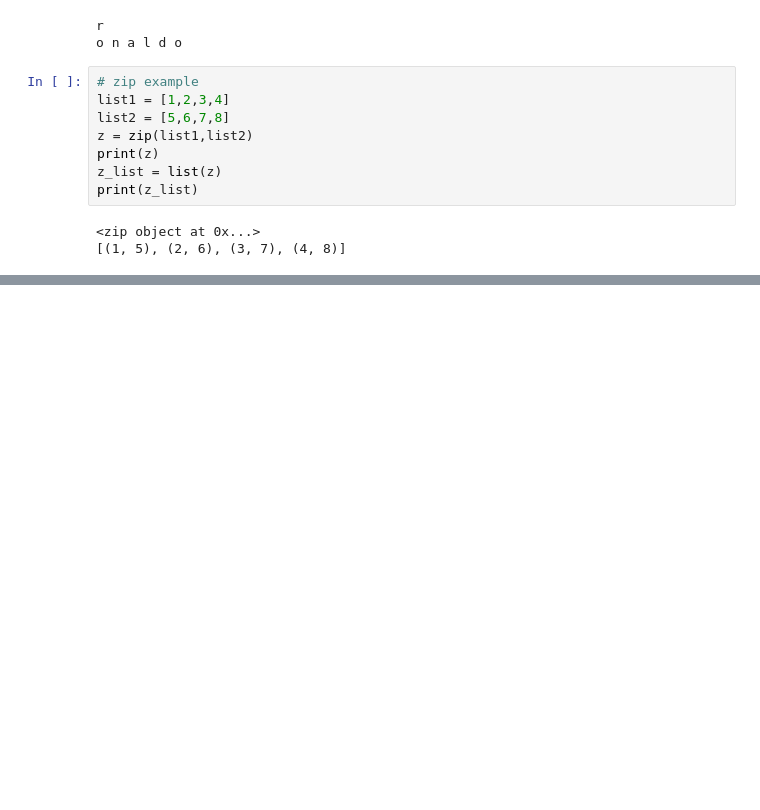
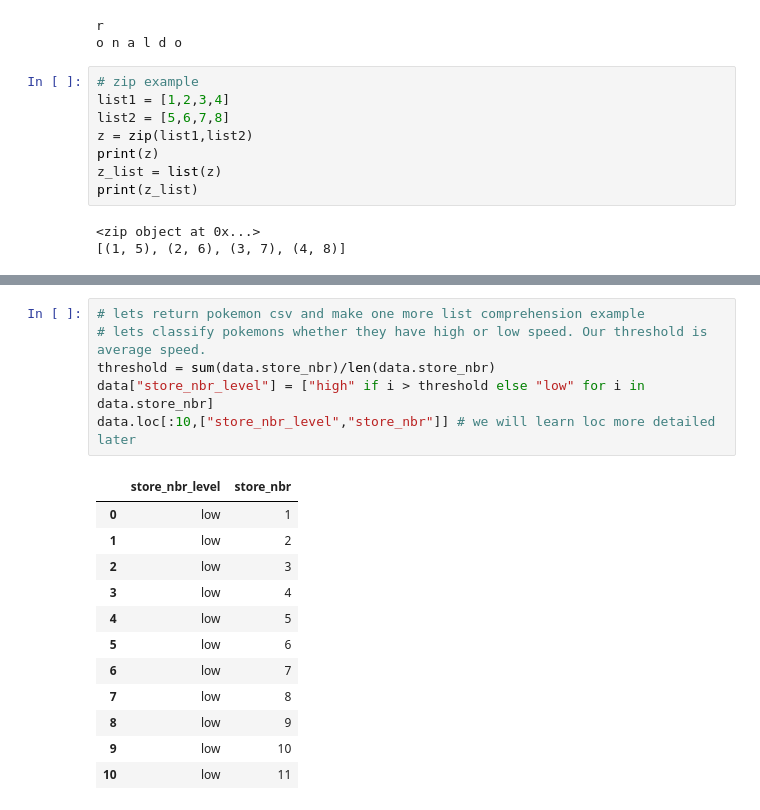
Before and after one commit to zuzanadostalova/Store_sales, a Jupyter notebook: Store_sales.ipynb, the cells around one changed output, grey strips where cells are left out. Saved outputs shown, nothing was run; the diff lists cells and outputs as text; blank space fills up the shorter version.

```diff
--- a/Store_sales.ipynb
+++ b/Store_sales.ipynb
@@ -446,0 +496,19 @@ print(z_list)
+# %%
+# lets return pokemon csv and make one more list comprehension example
+# lets classify pokemons whether they have high or low speed. Our threshold is average speed.
+threshold = sum(data.store_nbr)/len(data.store_nbr)
+data["store_nbr_level"] = ["high" if i > threshold else "low" for i in data.store_nbr]
+data.loc[:10,["store_nbr_level","store_nbr"]] # we will learn loc more detailed later
+# %% [output]
+|  | store_nbr_level | store_nbr |
+| 0 | low | 1 |
+| 1 | low | 2 |
+| 2 | low | 3 |
+| 3 | low | 4 |
+| 4 | low | 5 |
+| 5 | low | 6 |
+| 6 | low | 7 |
+| 7 | low | 8 |
+| 8 | low | 9 |
+| 9 | low | 10 |
+| 10 | low | 11 |
```
Also changed, not shown: parts of 10 cells of this notebook.
